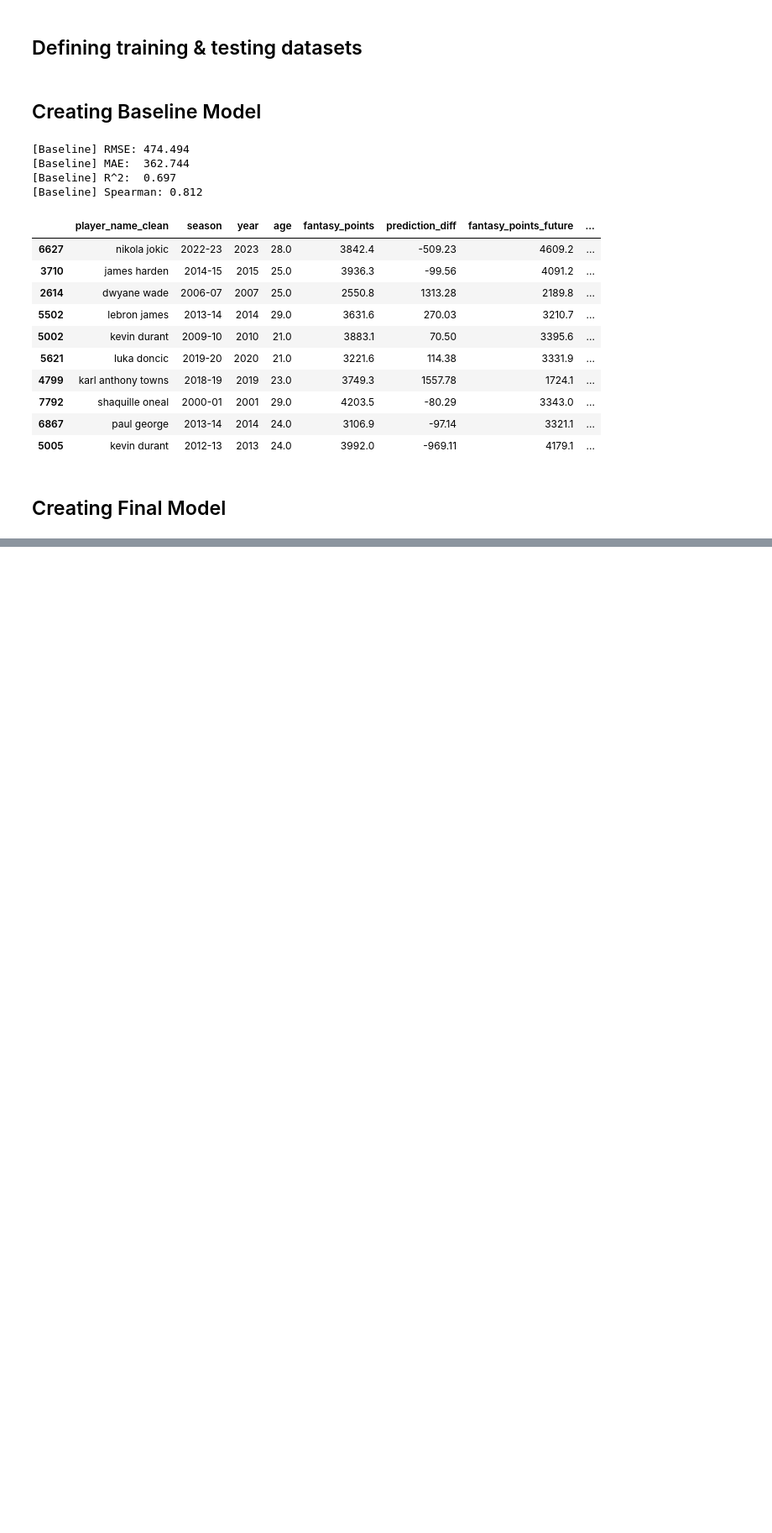
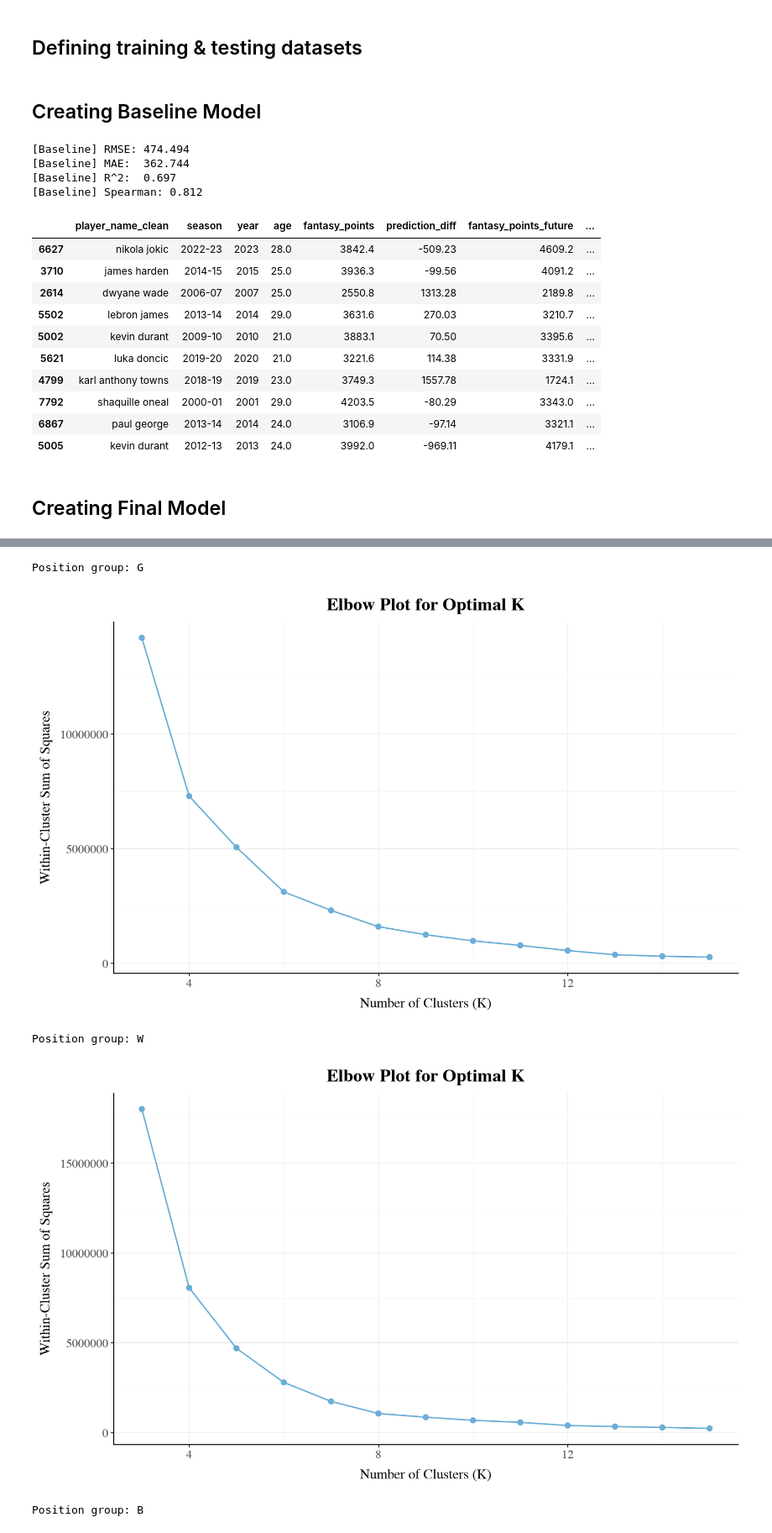
Before and after one commit to boon-man/nba_modeling, a Jupyter notebook: run_model.ipynb, the cells around one changed output, grey strips where cells are left out. Shown at 84% size. Cells and saved outputs as stored; diff of their text form; code cells hidden in the pictures; blank space fills up the shorter version.

```diff
--- a/run_model.ipynb
+++ b/run_model.ipynb
@@ -773,0 +807,16 @@ value_df = calculate_relative_value(
+# %%
+# Set the overall K from the elbow above, then bucket every player into overall value tiers (1 = highest)
+OVERALL_K = 15
+value_df = segment_players(value_df, k=OVERALL_K)
+# %%
+# Position-specific tiers: inspect a separate elbow within each position group before choosing K.
+# The centers (B) pool is smallest, so cap its K lower to avoid over-segmenting.
+for group, group_max_k in [("G", 15), ("W", 15), ("B", 10)]:
+    print(f"Position group: {group}")
+    plot_elbow(value_df[value_df["position_group"] == group], COLOR_PALETTE, max_k=group_max_k).show()
+# %% [output]
+Position group: G
+[figure, added]
+Position group: W
+[figure, added]
+Position group: B
```
Also changed, not shown: parts of 22 cells of this notebook, 4 other files.
